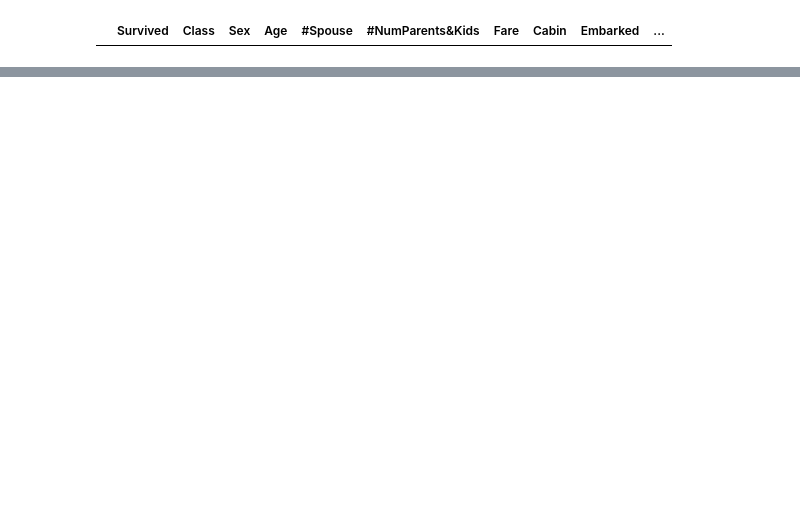
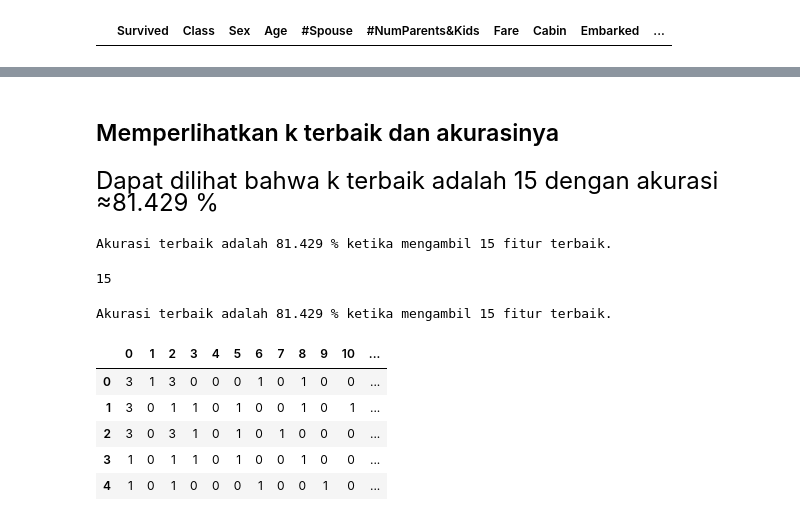
Before and after one commit to StefannusChristian/Data-Processing-and-Engineering, a Jupyter notebook: UTS/titanic/uts.ipynb, the cells around one changed output, grey strips where cells are left out. Drawn from its saved outputs; the diff is of its cells as text; code cells hidden in the pictures; blank space fills up the shorter version.

```diff
--- a/UTS/titanic/uts.ipynb
+++ b/UTS/titanic/uts.ipynb
@@ -660,0 +736,40 @@ Accuracy k = 17: 78.48 %
+# %% [markdown]
+## Memperlihatkan k terbaik dan akurasinya
+# %% [markdown]
+<p style="font-size:24px">Dapat dilihat bahwa k terbaik adalah 15 dengan akurasi ≈81.429 %</p>
+# %%
+def getBestK(kList,accList):
+    kDict = {acc:k for k,acc in zip(kList,accList)}
+    bestK = kDict[max(accList)]
+    theAcc = getDictKeyFromValue(kDict,bestK)[0]
+    theAcc = round(theAcc,3)
+    print(f'Akurasi terbaik adalah {theAcc} % ketika mengambil {bestK} fitur terbaik.')
+    return bestK
+getBestK(kList,accList)
+# %% [output]
+Akurasi terbaik adalah 81.429 % ketika mengambil 15 fitur terbaik.
+15
+# %%
+X,y = get_dataset(df)
+X_train, X_test, y_train, y_test = train_test_split(X, y, test_size=0.3, random_state=42)
+# %%
+# mutual information best feature selection
+def select_best_features(X_train, y_train, X_test,bestK):
+	fs = SelectKBest(score_func=mutual_info_classif, k=bestK)
+	fs.fit(X_train, y_train)
+	X_train_fs = fs.transform(X_train)
+	X_test_fs = fs.transform(X_test)
+	return X_train_fs, X_test_fs
+# %%
+bestK = getBestK(kList,accList)
+X_train_fs, X_test_fs = select_best_features(X_train, y_train, X_test,15)
+X_train_fs = pd.DataFrame(X_train_fs)
+display(X_train_fs.head())
+# %% [output]
+Akurasi terbaik adalah 81.429 % ketika mengambil 15 fitur terbaik.
+|  | 0 | 1 | 2 | 3 | 4 | 5 | 6 | 7 | 8 | 9 | 10 | ... |
+| 0 | 3 | 1 | 3 | 0 | 0 | 0 | 1 | 0 | 1 | 0 | 0 | ... |
+| 1 | 3 | 0 | 1 | 1 | 0 | 1 | 0 | 0 | 1 | 0 | 1 | ... |
+| 2 | 3 | 0 | 3 | 1 | 0 | 1 | 0 | 1 | 0 | 0 | 0 | ... |
+| 3 | 1 | 0 | 1 | 1 | 0 | 1 | 0 | 0 | 1 | 0 | 0 | ... |
+| 4 | 1 | 0 | 1 | 0 | 0 | 0 | 1 | 0 | 0 | 1 | 0 | ... |
```
Also changed, not shown: parts of 110 cells of this notebook.
